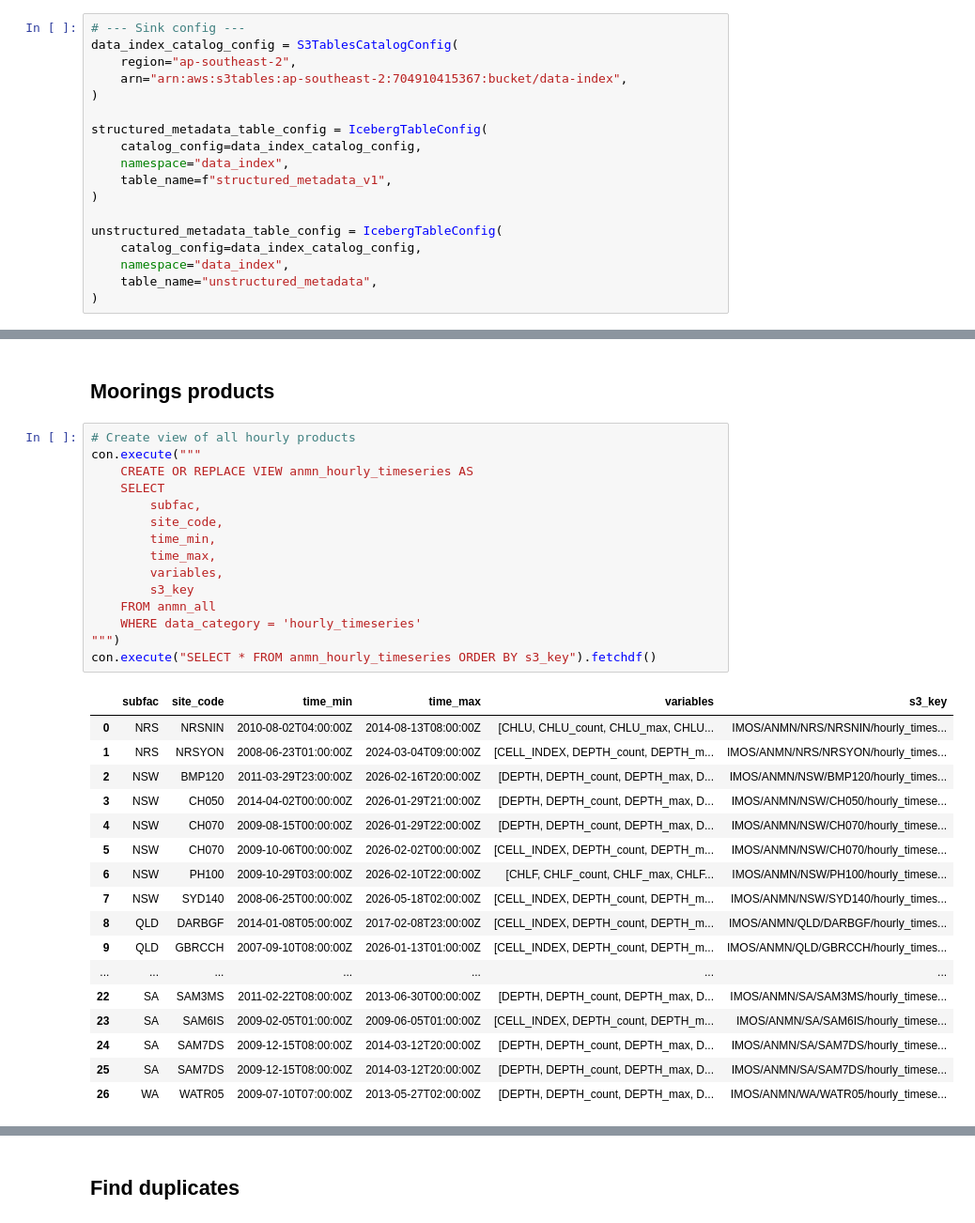
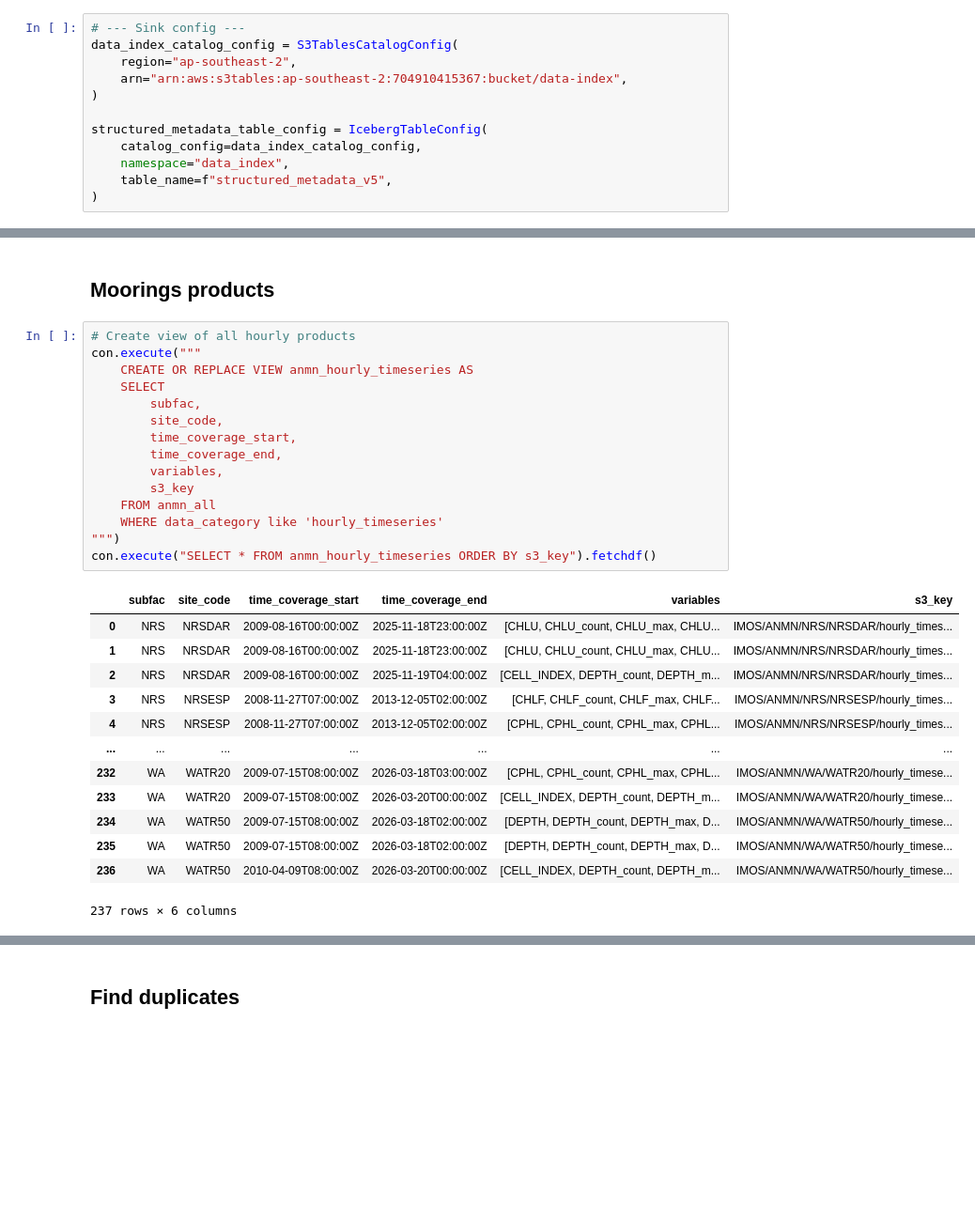
Before and after one commit to aodn/data-index, a Jupyter notebook: analysis/structured_metadata/data_management_queries.ipynb, the cells around one changed output, grey strips where cells are left out. Shown at 94% size. Drawn from its saved outputs; the diff is of its cells as text; blank space fills up the shorter version.

```diff
--- a/analysis/structured_metadata/data_management_queries.ipynb
+++ b/analysis/structured_metadata/data_management_queries.ipynb
@@ -14,13 +14,7 @@ data_index_catalog_config = S3TablesCatalogConfig(
 structured_metadata_table_config = IcebergTableConfig(
     catalog_config=data_index_catalog_config,
     namespace="data_index",
-    table_name=f"structured_metadata_v1",
+    table_name=f"structured_metadata_v5",
 )
-
-unstructured_metadata_table_config = IcebergTableConfig(
-    catalog_config=data_index_catalog_config,
-    namespace="data_index",
-    table_name="unstructured_metadata",
-)
 # %%
 structured_metadata = structured_metadata_table_config.load()
@@ -209,36 +198,32 @@ con.execute("""
 # %%
 # Create view of all hourly products
 con.execute("""
     CREATE OR REPLACE VIEW anmn_hourly_timeseries AS
     SELECT
         subfac,
         site_code,
-        time_min,
-        time_max,
+        time_coverage_start,
+        time_coverage_end,
         variables,
         s3_key
     FROM anmn_all
-    WHERE data_category = 'hourly_timeseries'
+    WHERE data_category like 'hourly_timeseries'
 """)
 con.execute("SELECT * FROM anmn_hourly_timeseries ORDER BY s3_key").fetchdf()
 # %% [output]
-|  | subfac | site_code | time_min | time_max | variables | s3_key |
-| 0 | NRS | NRSNIN | 2010-08-02T04:00:00Z | 2014-08-13T08:00:00Z | [CHLU, CHLU_count, CHLU_max, CHLU... | IMOS/ANMN/NRS/NRSNIN/hourly_times... |
-| 1 | NRS | NRSYON | 2008-06-23T01:00:00Z | 2024-03-04T09:00:00Z | [CELL_INDEX, DEPTH_count, DEPTH_m... | IMOS/ANMN/NRS/NRSYON/hourly_times... |
-| 2 | NSW | BMP120 | 2011-03-29T23:00:00Z | 2026-02-16T20:00:00Z | [DEPTH, DEPTH_count, DEPTH_max, D... | IMOS/ANMN/NSW/BMP120/hourly_times... |
-| 3 | NSW | CH050 | 2014-04-02T00:00:00Z | 2026-01-29T21:00:00Z | [DEPTH, DEPTH_count, DEPTH_max, D... | IMOS/ANMN/NSW/CH050/hourly_timese... |
-| 4 | NSW | CH070 | 2009-08-15T00:00:00Z | 2026-01-29T22:00:00Z | [DEPTH, DEPTH_count, DEPTH_max, D... | IMOS/ANMN/NSW/CH070/hourly_timese... |
-| 5 | NSW | CH070 | 2009-10-06T00:00:00Z | 2026-02-02T00:00:00Z | [CELL_INDEX, DEPTH_count, DEPTH_m... | IMOS/ANMN/NSW/CH070/hourly_timese... |
-| 6 | NSW | PH100 | 2009-10-29T03:00:00Z | 2026-02-10T22:00:00Z | [CHLF, CHLF_count, CHLF_max, CHLF... | IMOS/ANMN/NSW/PH100/hourly_timese... |
-| 7 | NSW | SYD140 | 2008-06-25T00:00:00Z | 2026-05-18T02:00:00Z | [CELL_INDEX, DEPTH_count, DEPTH_m... | IMOS/ANMN/NSW/SYD140/hourly_times... |
-| 8 | QLD | DARBGF | 2014-01-08T05:00:00Z | 2017-02-08T23:00:00Z | [CELL_INDEX, DEPTH_count, DEPTH_m... | IMOS/ANMN/QLD/DARBGF/hourly_times... |
-| 9 | QLD | GBRCCH | 2007-09-10T08:00:00Z | 2026-01-13T01:00:00Z | [CELL_INDEX, DEPTH_count, DEPTH_m... | IMOS/ANMN/QLD/GBRCCH/hourly_times... |
+|  | subfac | site_code | time_coverage_start | time_coverage_end | variables | s3_key |
+| 0 | NRS | NRSDAR | 2009-08-16T00:00:00Z | 2025-11-18T23:00:00Z | [CHLU, CHLU_count, CHLU_max, CHLU... | IMOS/ANMN/NRS/NRSDAR/hourly_times... |
+| 1 | NRS | NRSDAR | 2009-08-16T00:00:00Z | 2025-11-18T23:00:00Z | [CHLU, CHLU_count, CHLU_max, CHLU... | IMOS/ANMN/NRS/NRSDAR/hourly_times... |
+| 2 | NRS | NRSDAR | 2009-08-16T00:00:00Z | 2025-11-19T04:00:00Z | [CELL_INDEX, DEPTH_count, DEPTH_m... | IMOS/ANMN/NRS/NRSDAR/hourly_times... |
+| 3 | NRS | NRSESP | 2008-11-27T07:00:00Z | 2013-12-05T02:00:00Z | [CHLF, CHLF_count, CHLF_max, CHLF... | IMOS/ANMN/NRS/NRSESP/hourly_times... |
+| 4 | NRS | NRSESP | 2008-11-27T07:00:00Z | 2013-12-05T02:00:00Z | [CPHL, CPHL_count, CPHL_max, CPHL... | IMOS/ANMN/NRS/NRSESP/hourly_times... |
 | ... | ... | ... | ... | ... | ... | ... |
-| 22 | SA | SAM3MS | 2011-02-22T08:00:00Z | 2013-06-30T00:00:00Z | [DEPTH, DEPTH_count, DEPTH_max, D... | IMOS/ANMN/SA/SAM3MS/hourly_timese... |
-| 23 | SA | SAM6IS | 2009-02-05T01:00:00Z | 2009-06-05T01:00:00Z | [CELL_INDEX, DEPTH_count, DEPTH_m... | IMOS/ANMN/SA/SAM6IS/hourly_timese... |
-| 24 | SA | SAM7DS | 2009-12-15T08:00:00Z | 2014-03-12T20:00:00Z | [DEPTH, DEPTH_count, DEPTH_max, D... | IMOS/ANMN/SA/SAM7DS/hourly_timese... |
-| 25 | SA | SAM7DS | 2009-12-15T08:00:00Z | 2014-03-12T20:00:00Z | [DEPTH, DEPTH_count, DEPTH_max, D... | IMOS/ANMN/SA/SAM7DS/hourly_timese... |
-| 26 | WA | WATR05 | 2009-07-10T07:00:00Z | 2013-05-27T02:00:00Z | [DEPTH, DEPTH_count, DEPTH_max, D... | IMOS/ANMN/WA/WATR05/hourly_timese... |
+| 232 | WA | WATR20 | 2009-07-15T08:00:00Z | 2026-03-18T03:00:00Z | [CPHL, CPHL_count, CPHL_max, CPHL... | IMOS/ANMN/WA/WATR20/hourly_timese... |
+| 233 | WA | WATR20 | 2009-07-15T08:00:00Z | 2026-03-20T00:00:00Z | [CELL_INDEX, DEPTH_count, DEPTH_m... | IMOS/ANMN/WA/WATR20/hourly_timese... |
+| 234 | WA | WATR50 | 2009-07-15T08:00:00Z | 2026-03-18T02:00:00Z | [DEPTH, DEPTH_count, DEPTH_max, D... | IMOS/ANMN/WA/WATR50/hourly_timese... |
+| 235 | WA | WATR50 | 2009-07-15T08:00:00Z | 2026-03-18T02:00:00Z | [DEPTH, DEPTH_count, DEPTH_max, D... | IMOS/ANMN/WA/WATR50/hourly_timese... |
+| 236 | WA | WATR50 | 2010-04-09T08:00:00Z | 2026-03-20T00:00:00Z | [CELL_INDEX, DEPTH_count, DEPTH_m... | IMOS/ANMN/WA/WATR50/hourly_timese... |
+237 rows × 6 columns
 # %%
 # Create view of latest data for each site & variable
     # CREATE OR REPLACE VIEW source_files AS
```
Also changed, not shown: parts of 11 cells of this notebook.
